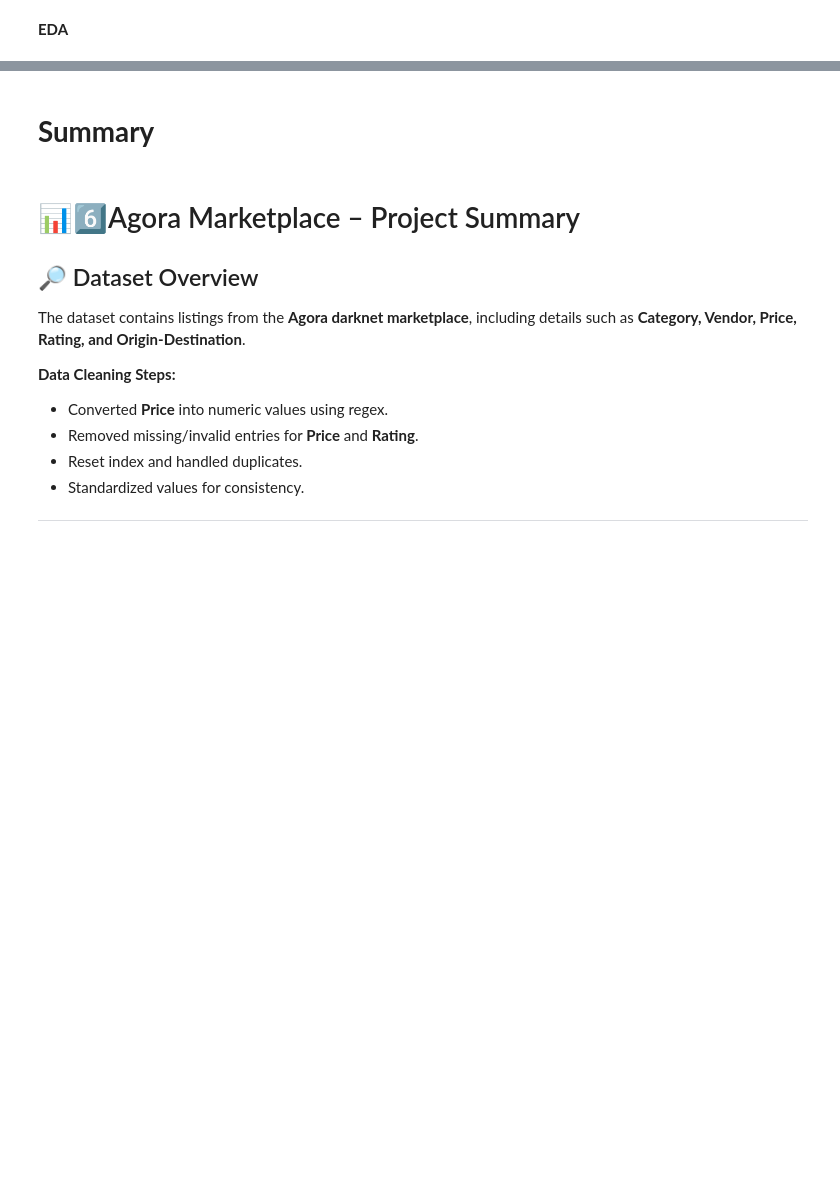
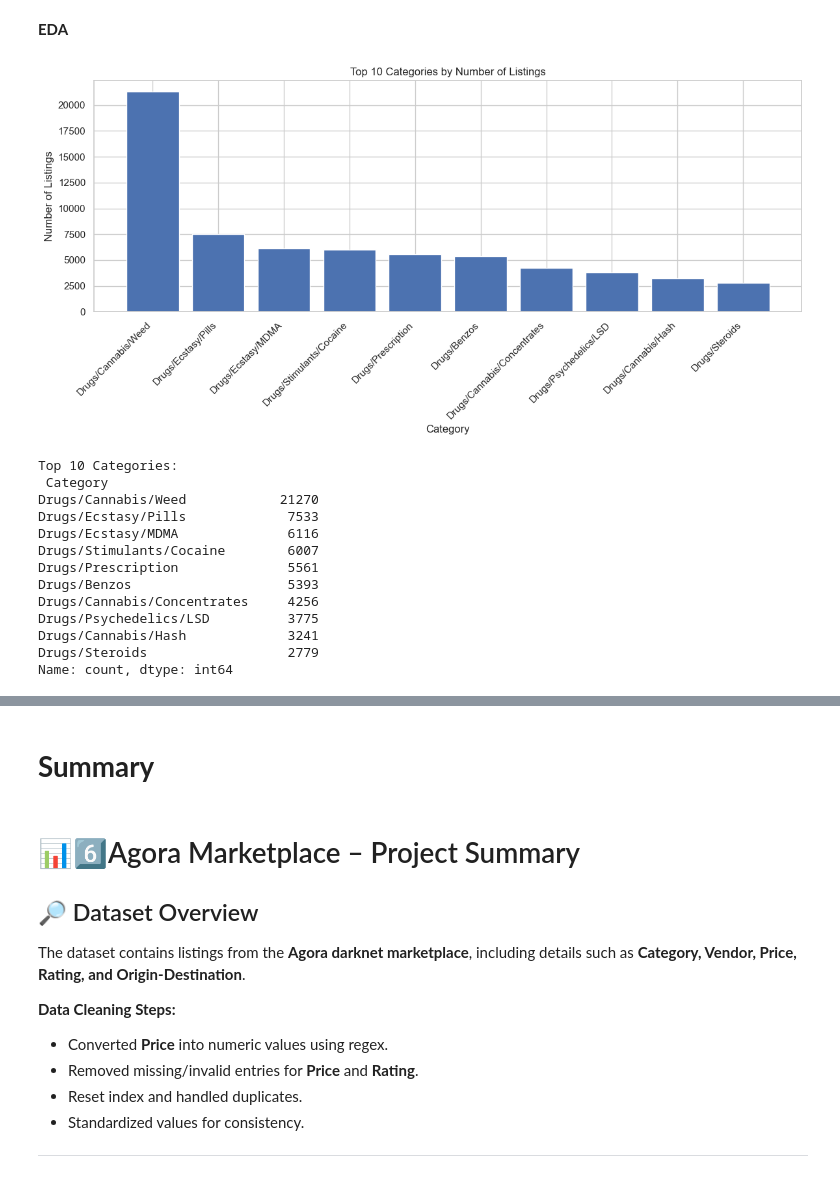
Before and after one commit to Rakshitha-a18/cybercrime-analysis, a Jupyter notebook: CyberCrime.ipynb, the cells around one changed output, grey strips where cells are left out. Saved outputs shown, nothing was run; the diff lists cells and outputs as text; code cells hidden in the pictures; blank space fills up the shorter version.

```diff
--- a/CyberCrime.ipynb
+++ b/CyberCrime.ipynb
@@ -95,15 +235,32 @@ print(df.isnull().sum())
 # %%
 # 4️⃣ EDA
 # 4.1 Top 10 Categories by Listings
+
 top_categories = df['Category'].value_counts().head(10)
 
-plt.figure(figsize=(12,6))
-sns.barplot(x=top_categories.index, y=top_categories.values, palette="viridis")
+plt.figure(figsize=(12, 6))
+plt.bar(top_categories.index, top_categories.values)
 plt.title("Top 10 Categories by Number of Listings")
 plt.xlabel("Category")
 plt.ylabel("Number of Listings")
 plt.xticks(rotation=45, ha='right')
+plt.tight_layout()
 plt.show()
 
 print("Top 10 Categories:\n", top_categories)
+# %% [output]
+[figure, added]
+Top 10 Categories:
+ Category
+Drugs/Cannabis/Weed            21270
+Drugs/Ecstasy/Pills             7533
+Drugs/Ecstasy/MDMA              6116
+Drugs/Stimulants/Cocaine        6007
+Drugs/Prescription              5561
+Drugs/Benzos                    5393
+Drugs/Cannabis/Concentrates     4256
+Drugs/Psychedelics/LSD          3775
+Drugs/Cannabis/Hash             3241
+Drugs/Steroids                  2779
+Name: count, dtype: int64
 # %%
```
Also changed, not shown: parts of 17 cells of this notebook.
